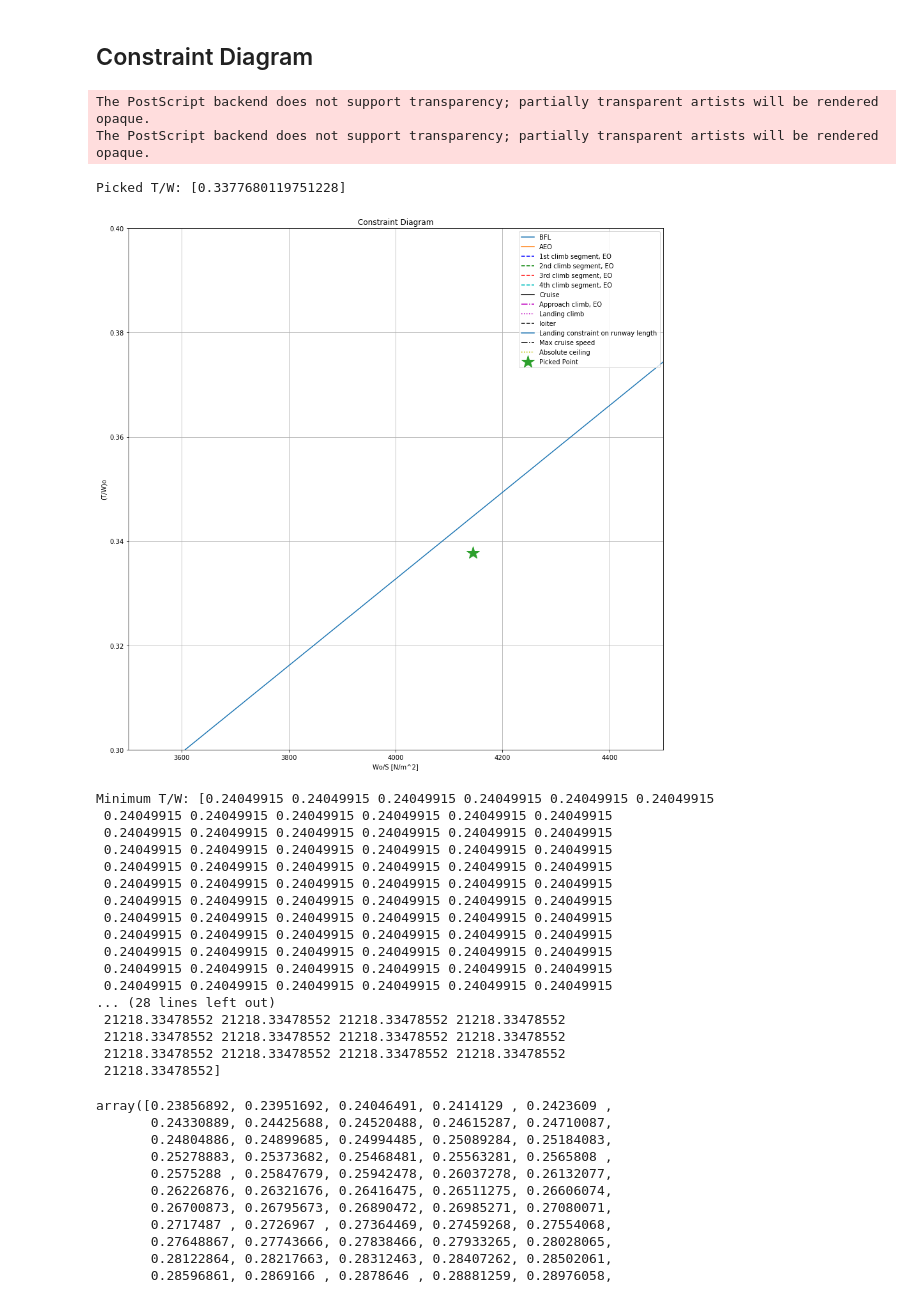
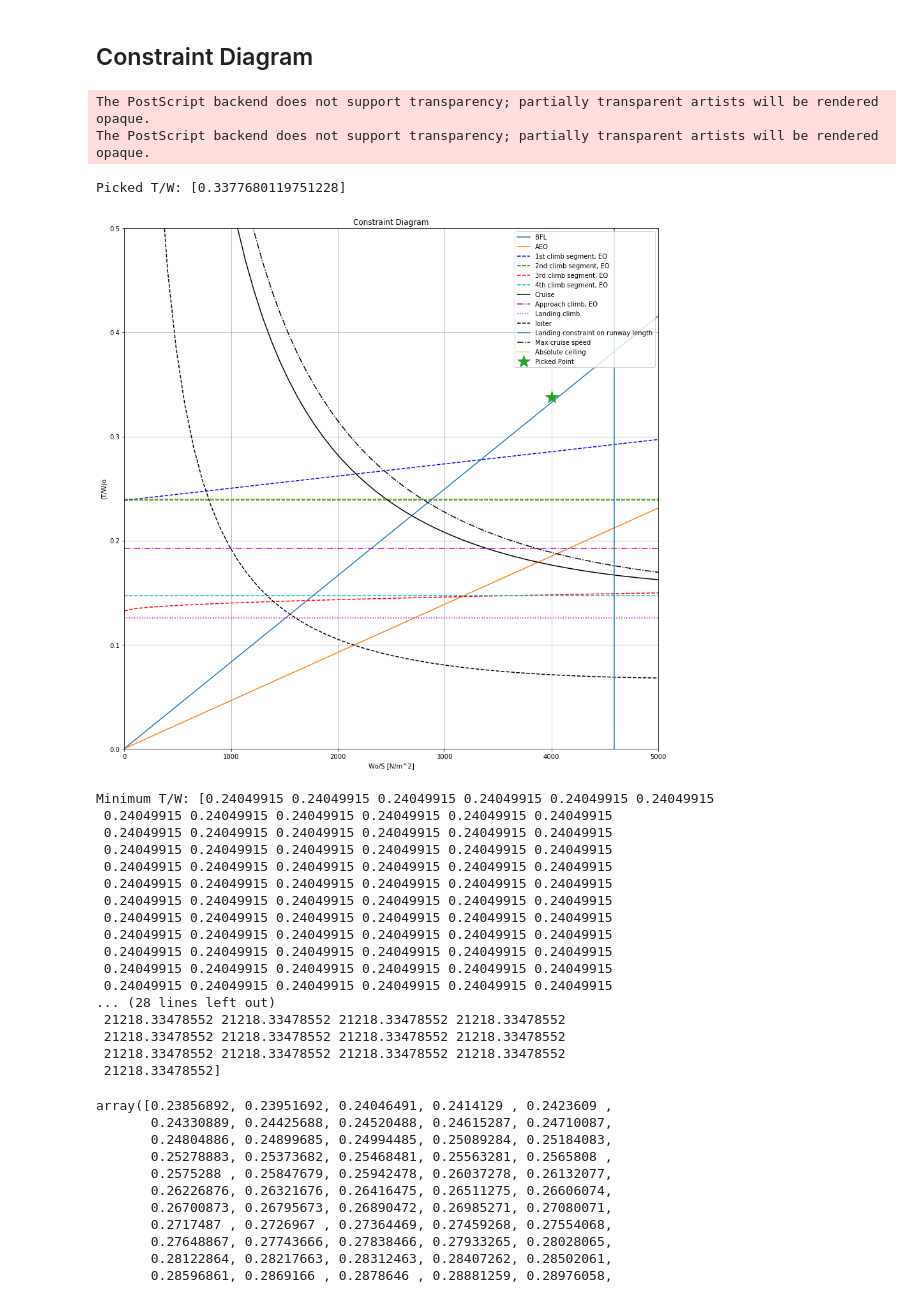
Before and after one commit to dev10110/AVD_Initial_Sizing, a Jupyter notebook: Constraints_diagram.ipynb, the cells around one changed output. Cells and saved outputs as stored; diff of their text form; code cells hidden in the pictures.

```diff
--- a/Constraints_diagram.ipynb
+++ b/Constraints_diagram.ipynb
@@ -552,36 +552,35 @@ WSo_picked = [4000]
 TW_picked = [Thrustpoint/Wtakeoff]
 #TW_picked =
 print(f'Picked T/W: {TW_picked}')
 
 plt.plot(WSo_picked, TW_picked, '*', label='Picked Point', markersize=20)
 
 
 # PLOT SETTINGS
 ax = plt.gca()
 ax.set(xlim=(0, 5000), ylim=(0, 0.5))
 plt.xlabel('Wo/S [N/m^2]')
 plt.ylabel('(T/W)o')
 plt.title('Constraint Diagram')
 plt.legend(loc='upper right')
 plt.grid()
 
 # save constraint diagram as .eps file
 plt.savefig('constraint_diagram.eps', format='eps') # save as eps
-plt.xlim([3500,4500])
-plt.ylim([0.3,0.4])
+
 plt.show()
 
 
 #ENGINE SELECTION
 print(f'Minimum T/W: {TW_absceil}')
 print(f'Takeoff weight: {Wtakeoff} N')
 minThrust = (TW_absceil * Wtakeoff)/2   # per engine
 print(minThrust)
 # %% [output]
 The PostScript backend does not support transparency; partially transparent artists will be rendered opaque.
 The PostScript backend does not support transparency; partially transparent artists will be rendered opaque.
 Picked T/W: [0.3377680119751228]
-[figure, old version]
+[figure, new version]
 Minimum T/W: [0.24049915 0.24049915 0.24049915 0.24049915 0.24049915 0.24049915
  0.24049915 0.24049915 0.24049915 0.24049915 0.24049915 0.24049915
  0.24049915 0.24049915 0.24049915 0.24049915 0.24049915 0.24049915
```
